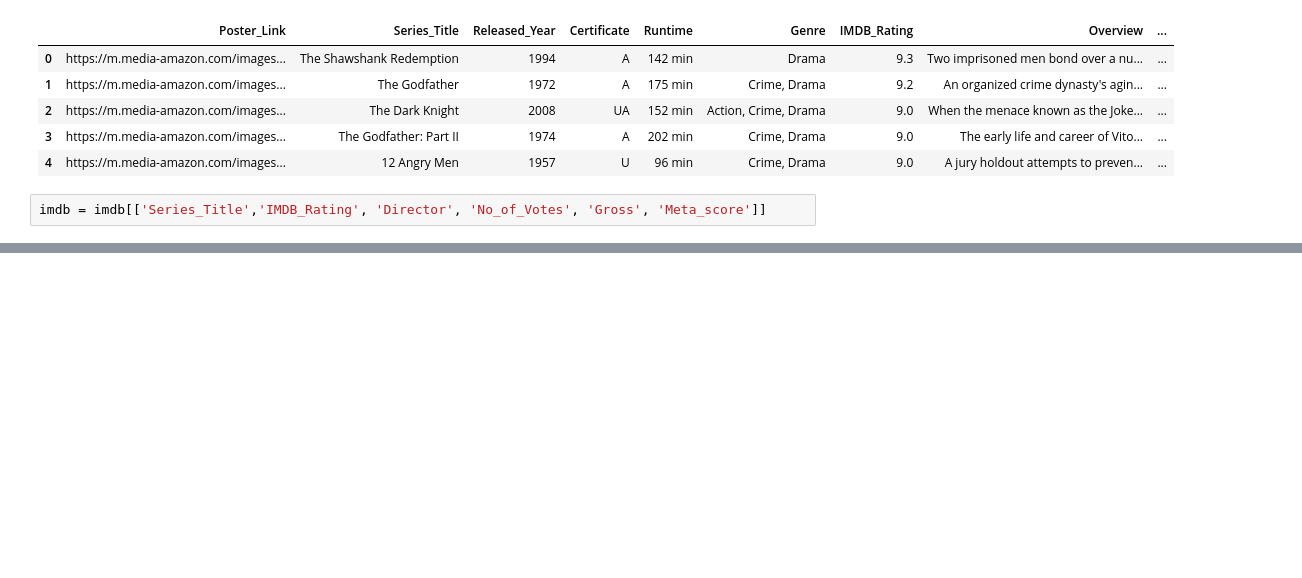
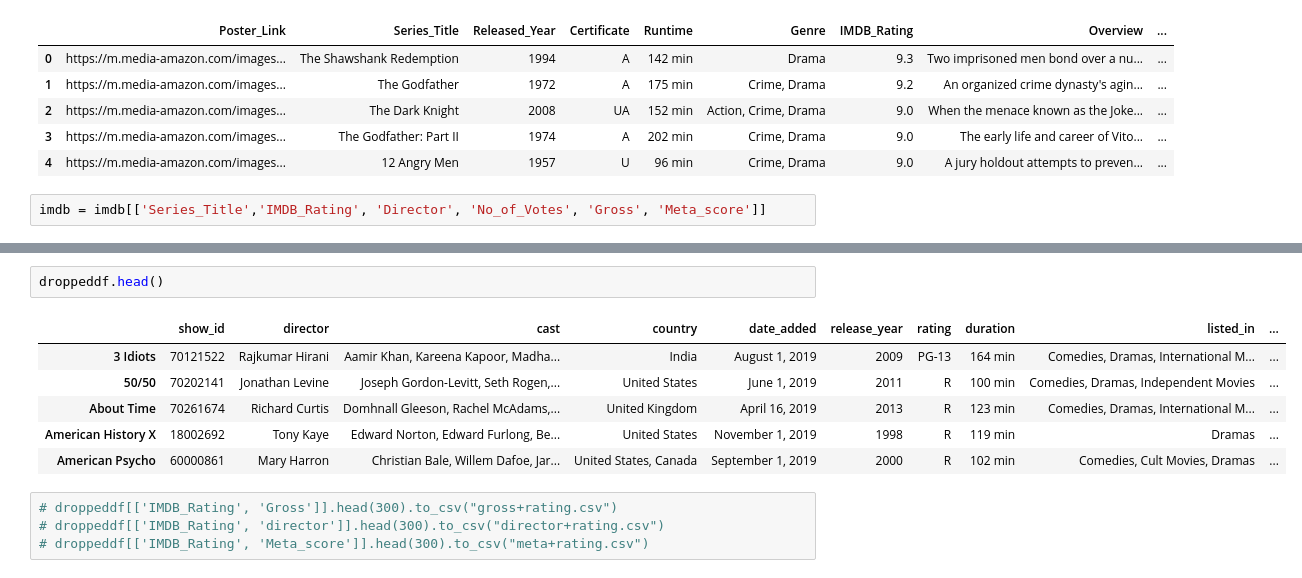
Before and after one commit to Harshal12355/Netflix-Analysis-and-Visualisation-using-D3, a Jupyter notebook: netflix.ipynb, the cells around one changed output, grey strips where cells are left out. Drawn from its saved outputs; the diff is of its cells as text; blank space fills up the shorter version.

```diff
--- a/netflix.ipynb
+++ b/netflix.ipynb
@@ -505,0 +624,13 @@ imdb.head()
+# %%
+droppeddf.head()
+# %% [output]
+|  | show_id | director | cast | country | date_added | release_year | rating | duration | listed_in | ... |
+| 3 Idiots | 70121522 | Rajkumar Hirani | Aamir Khan, Kareena Kapoor, Madha... | India | August 1, 2019 | 2009 | PG-13 | 164 min | Comedies, Dramas, International M... | ... |
+| 50/50 | 70202141 | Jonathan Levine | Joseph Gordon-Levitt, Seth Rogen,... | United States | June 1, 2019 | 2011 | R | 100 min | Comedies, Dramas, Independent Movies | ... |
+| About Time | 70261674 | Richard Curtis | Domhnall Gleeson, Rachel McAdams,... | United Kingdom | April 16, 2019 | 2013 | R | 123 min | Comedies, Dramas, International M... | ... |
+| American History X | 18002692 | Tony Kaye | Edward Norton, Edward Furlong, Be... | United States | November 1, 2019 | 1998 | R | 119 min | Dramas | ... |
+| American Psycho | 60000861 | Mary Harron | Christian Bale, Willem Dafoe, Jar... | United States, Canada | September 1, 2019 | 2000 | R | 102 min | Comedies, Cult Movies, Dramas | ... |
+# %%
+# droppeddf[['IMDB_Rating', 'Gross']].head(300).to_csv("gross+rating.csv")
+# droppeddf[['IMDB_Rating', 'director']].head(300).to_csv("director+rating.csv")
+# droppeddf[['IMDB_Rating', 'Meta_score']].head(300).to_csv("meta+rating.csv")
```
Also changed, not shown: parts of 15 cells of this notebook, 16 other files.
